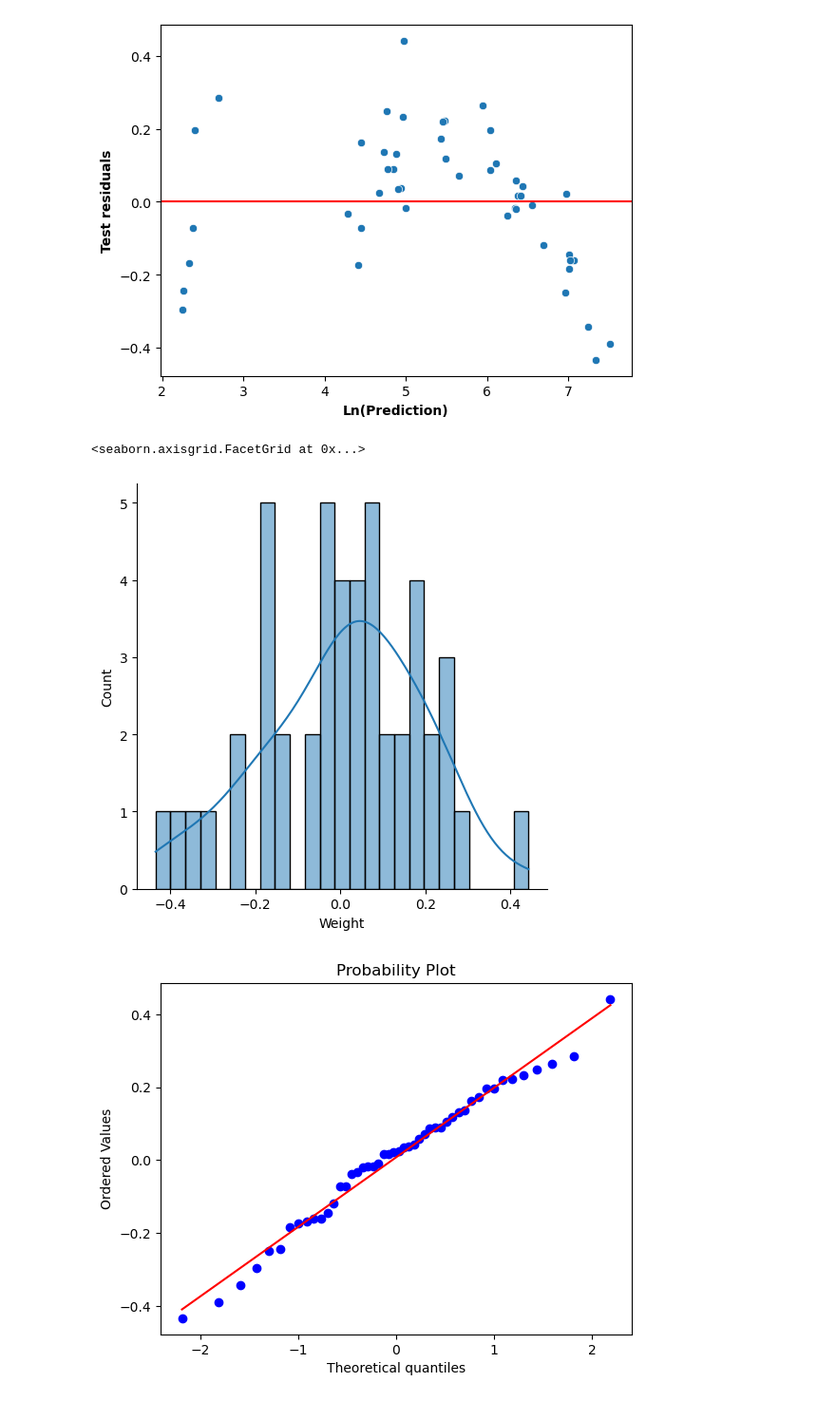
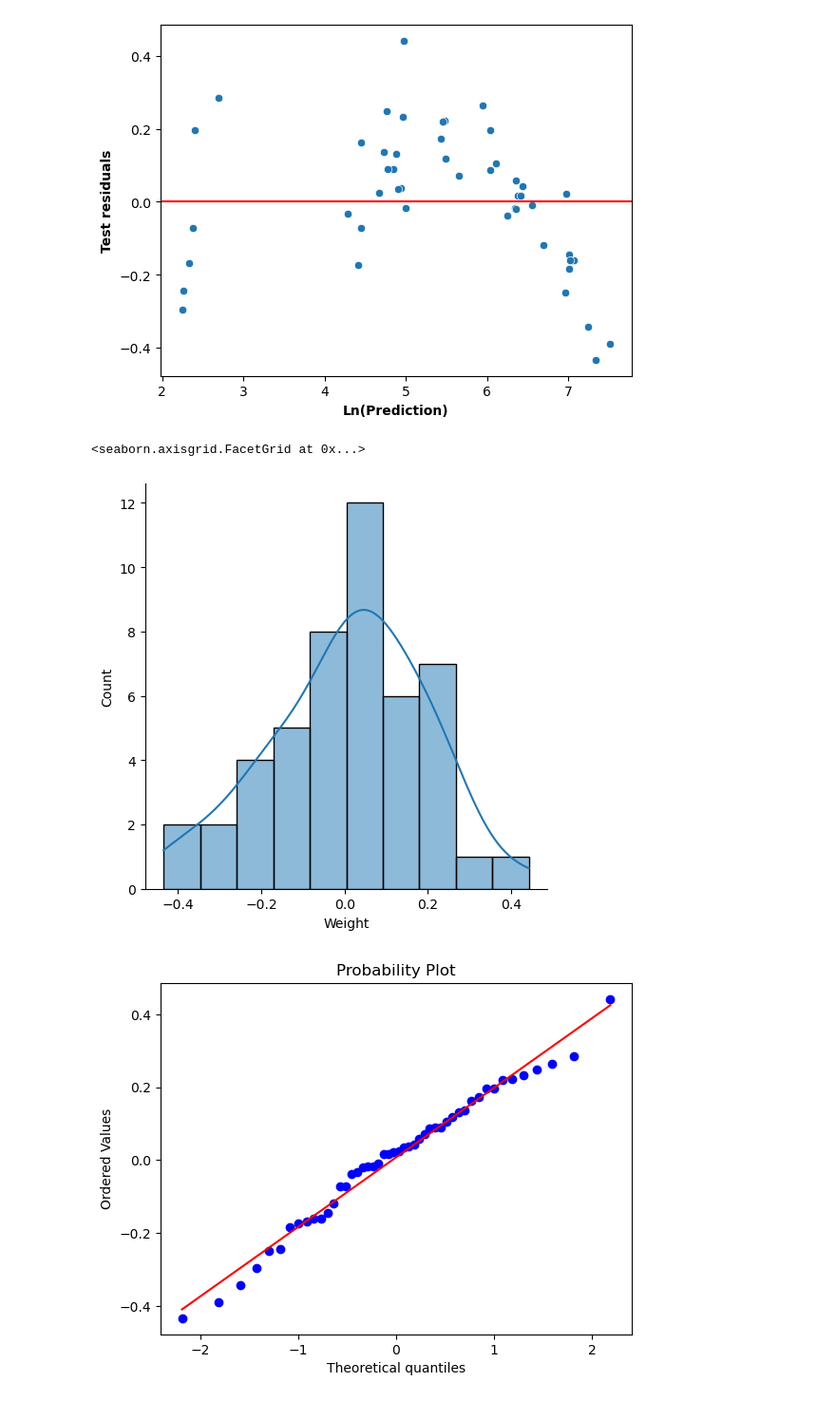
Before and after one commit to Pancreas9000/DATA-SCIENCE-PROJECTS, a Jupyter notebook: Fish/pez.ipynb, the cells around one changed output. Shown at 95% size. Drawn from its saved outputs; the diff is of its cells as text; code cells hidden in the pictures.

Commit message:
Fix bins from residuals plot

```diff
--- a/Fish/pez.ipynb
+++ b/Fish/pez.ipynb
@@ -192,10 +192,10 @@ axs.set_ylabel("Test residuals",fontweight = 900)
 Text(0, 0.5, 'Test residuals')
 [figure]
 # %%
-sns.displot(test_residuals,bins=25,kde=True)
+sns.displot(test_residuals,bins=10,kde=True)
 # %% [output]
 <seaborn.axisgrid.FacetGrid at 0x...>
-[figure, old version]
+[figure, new version]
 # %%
 fig, ax  = plt.subplots(1,1)
 _ = st.probplot(test_residuals,plot=ax)
```
